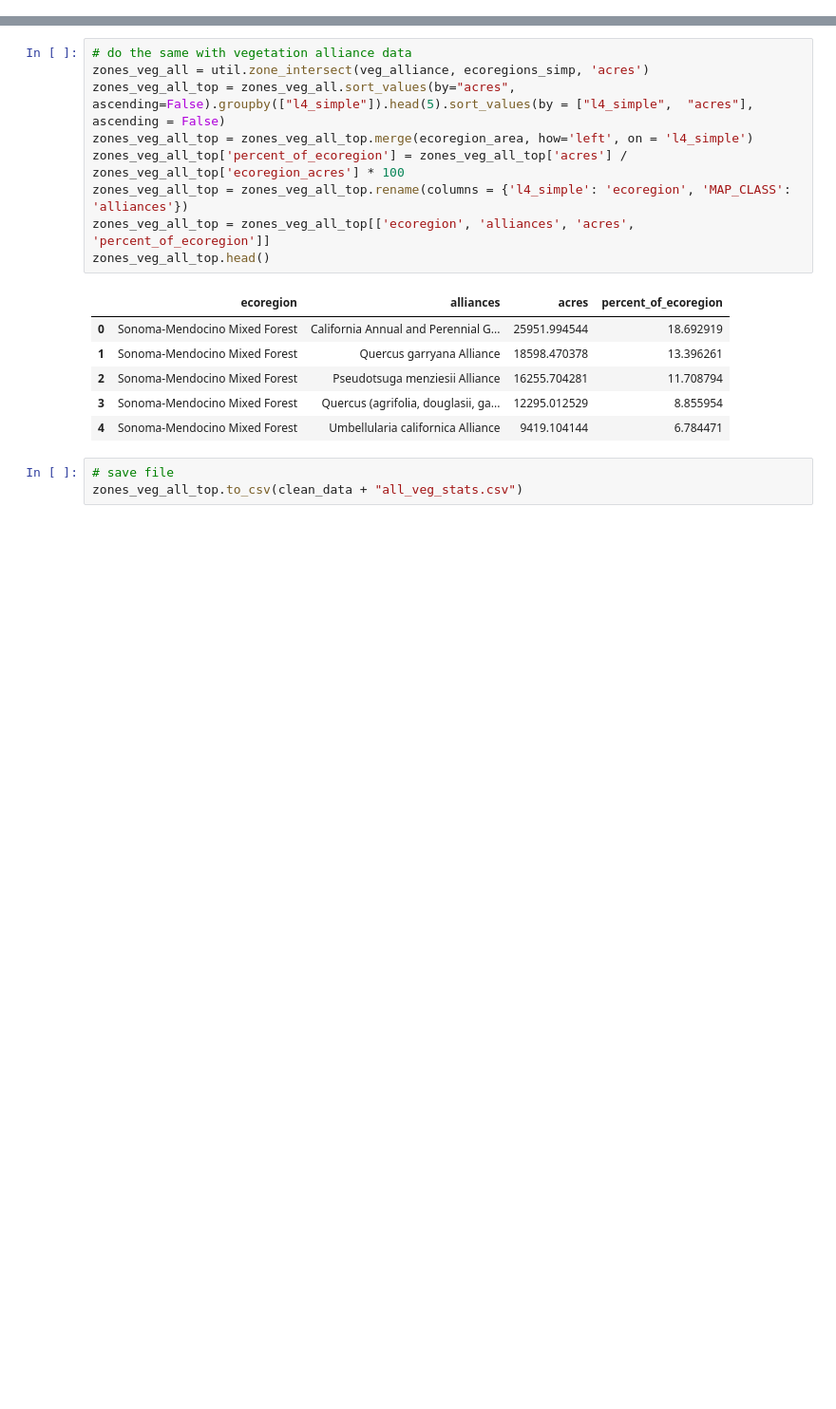
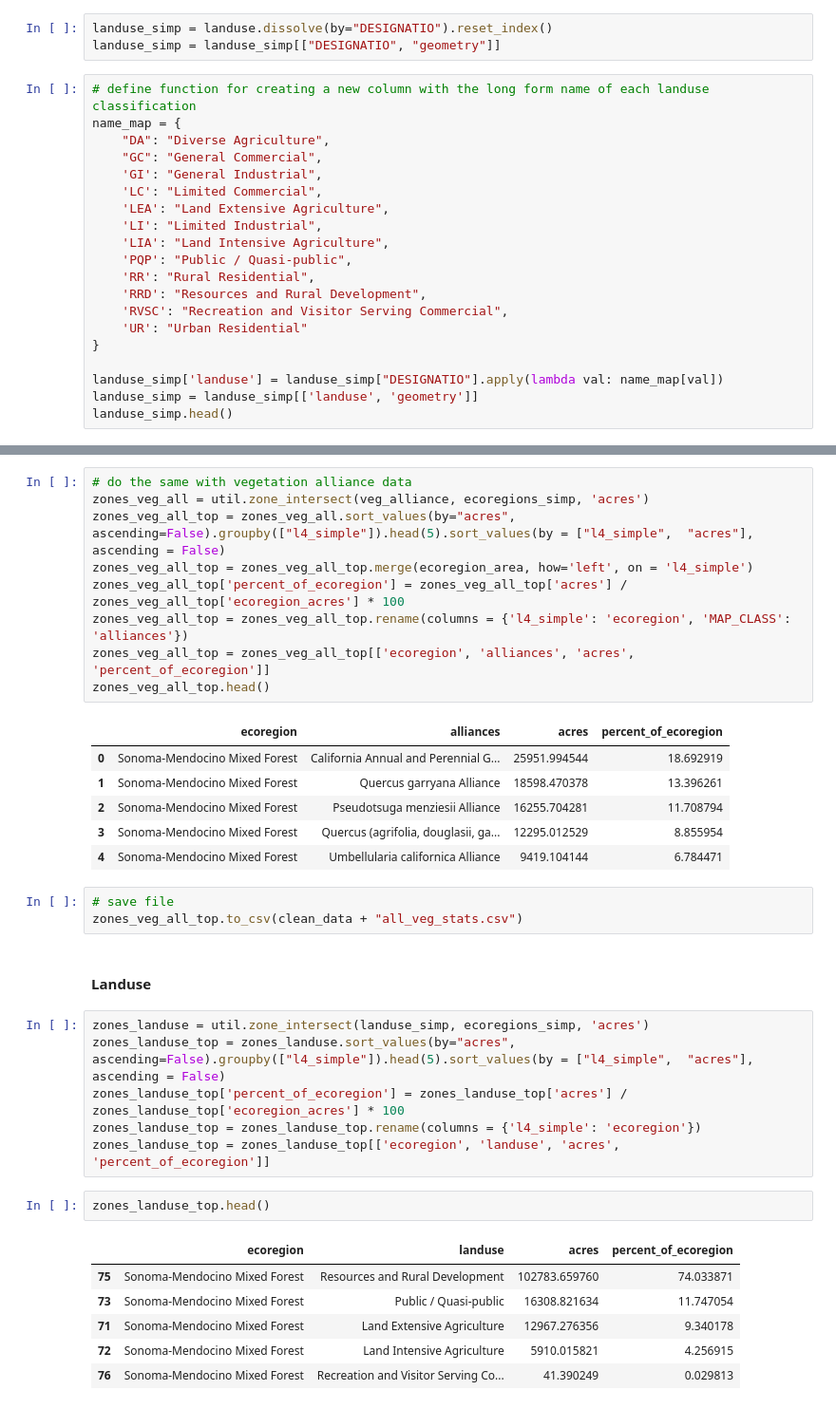
Before and after one commit to acmarley-erg/soco_resilience, a Jupyter notebook: py/zone_stats.ipynb, the cells around one changed output, grey strips where cells are left out. Shown at 95% size. Saved outputs shown, nothing was run; the diff lists cells and outputs as text; blank space fills up the shorter version.

```diff
--- a/py/zone_stats.ipynb
+++ b/py/zone_stats.ipynb
@@ -76,3 +81,26 @@ veg_natural = veg_natural.dissolve(by="natural_si").reset_index()
 # dissolve by alliance/species groups
 veg_alliance = sonoma_veg_simp[['MAP_CLASS', 'geometry']]
 veg_alliance = veg_alliance.dissolve(by="MAP_CLASS").reset_index()
+# %%
+landuse_simp = landuse.dissolve(by="DESIGNATIO").reset_index()
+landuse_simp = landuse_simp[["DESIGNATIO", "geometry"]]
+# %%
+# define function for creating a new column with the long form name of each landuse classification
+name_map = {
+    "DA": "Diverse Agriculture",
+    "GC": "General Commercial",
+    'GI': "General Industrial",
+    'LC': "Limited Commercial",
+    'LEA': "Land Extensive Agriculture",
+    'LI': "Limited Industrial",
+    'LIA': "Land Intensive Agriculture",
+    'PQP': "Public / Quasi-public",
+    'RR': "Rural Residential",
+    'RRD': "Resources and Rural Development",
+    'RVSC': "Recreation and Visitor Serving Commercial",
+    'UR': "Urban Residential"
+}
+
+landuse_simp['landuse'] = landuse_simp["DESIGNATIO"].apply(lambda val: name_map[val])
+landuse_simp = landuse_simp[['landuse', 'geometry']]
+landuse_simp.head()
@@ -267,3 +303,20 @@ zones_veg_all_top.head()
 # %%
 # save file
 zones_veg_all_top.to_csv(clean_data + "all_veg_stats.csv")
+# %% [markdown]
+#### Landuse
+# %%
+zones_landuse = util.zone_intersect(landuse_simp, ecoregions_simp, 'acres')
+zones_landuse_top = zones_landuse.sort_values(by="acres", ascending=False).groupby(["l4_simple"]).head(5).sort_values(by = ["l4_simple",  "acres"], ascending = False)
+zones_landuse_top['percent_of_ecoregion'] = zones_landuse_top['acres'] / zones_landuse_top['ecoregion_acres'] * 100
+zones_landuse_top = zones_landuse_top.rename(columns = {'l4_simple': 'ecoregion'})
+zones_landuse_top = zones_landuse_top[['ecoregion', 'landuse', 'acres', 'percent_of_ecoregion']]
+# %%
+zones_landuse_top.head()
+# %% [output]
+|  | ecoregion | landuse | acres | percent_of_ecoregion |
+| 75 | Sonoma-Mendocino Mixed Forest | Resources and Rural Development | 102783.659760 | 74.033871 |
+| 73 | Sonoma-Mendocino Mixed Forest | Public / Quasi-public | 16308.821634 | 11.747054 |
+| 71 | Sonoma-Mendocino Mixed Forest | Land Extensive Agriculture | 12967.276356 | 9.340178 |
+| 72 | Sonoma-Mendocino Mixed Forest | Land Intensive Agriculture | 5910.015821 | 4.256915 |
+| 76 | Sonoma-Mendocino Mixed Forest | Recreation and Visitor Serving Co... | 41.390249 | 0.029813 |
```
Also changed, not shown: parts of 11 cells of this notebook.
